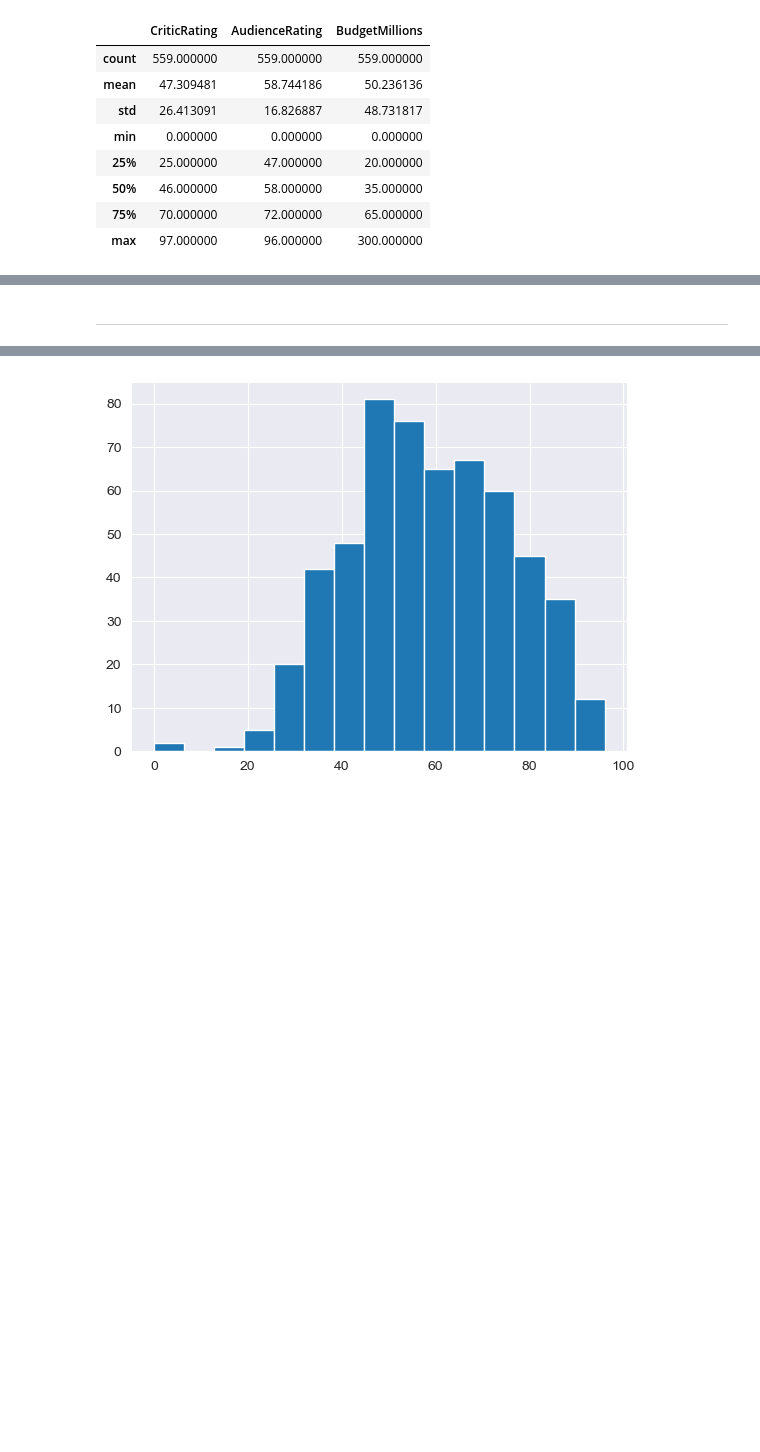
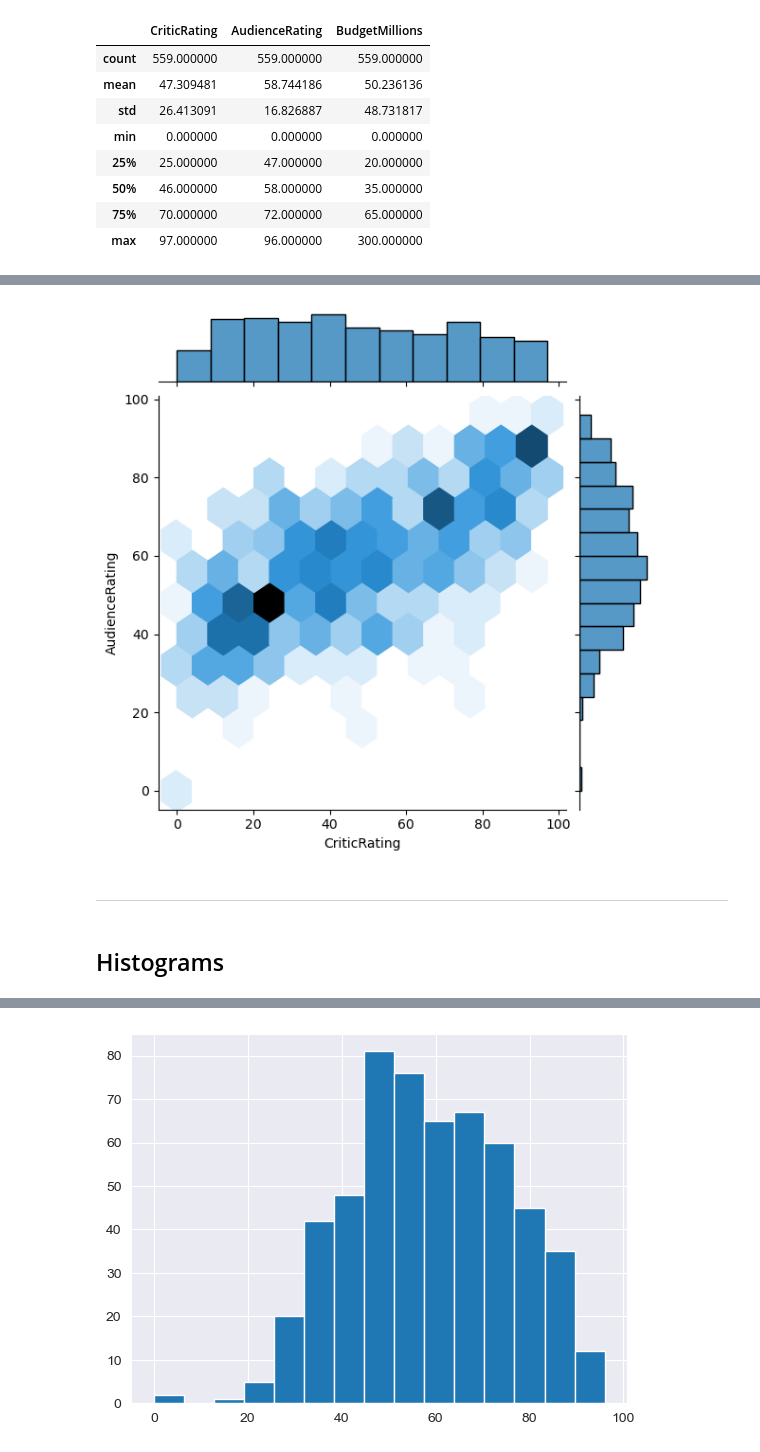
Before and after one commit to siuchingovo/PythonAtoZ, a Jupyter notebook: CoursePractice/Movie Ratings Analytics.ipynb, the cells around one changed output, grey strips where cells are left out. Drawn from its saved outputs; the diff is of its cells as text; code cells hidden in the pictures; blank space fills up the shorter version.

```diff
--- a/CoursePractice/Movie Ratings Analytics.ipynb
+++ b/CoursePractice/Movie Ratings Analytics.ipynb
@@ -146,10 +145,12 @@ ValueError: Could not interpret value `CrticRating` for parameter `x`
 # %%
 #Change the plot kind to hexagon
 j = sns.jointplot(data = movies, \
-                  x = "CrticRating", \
+                  x = "CriticRating", \
                   y = "AudienceRating",
                   kind = "hex"
                  )
+# %% [output]
+[figure, added]
 # %%
 #<<< Chart 1
 # %% [markdown]
@@ -159,3 +158,5 @@ j = sns.jointplot(data = movies, \
+# %% [markdown]
+## Histograms
 # %%
 #already know this method:
 m1 = sns.displot(movies.AudienceRating, bins = 15)
```
Also changed, not shown: parts of 41 cells of this notebook, 5 other files.
